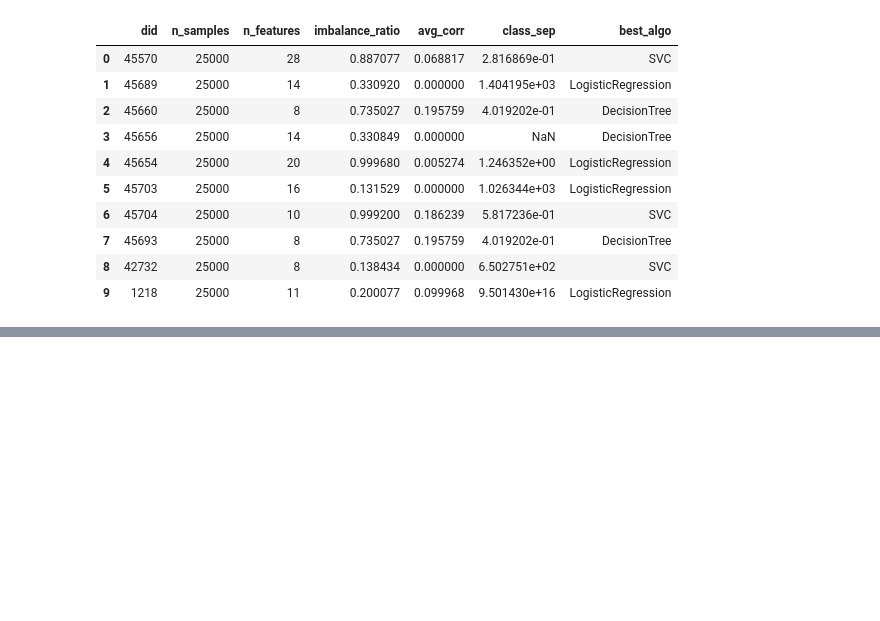
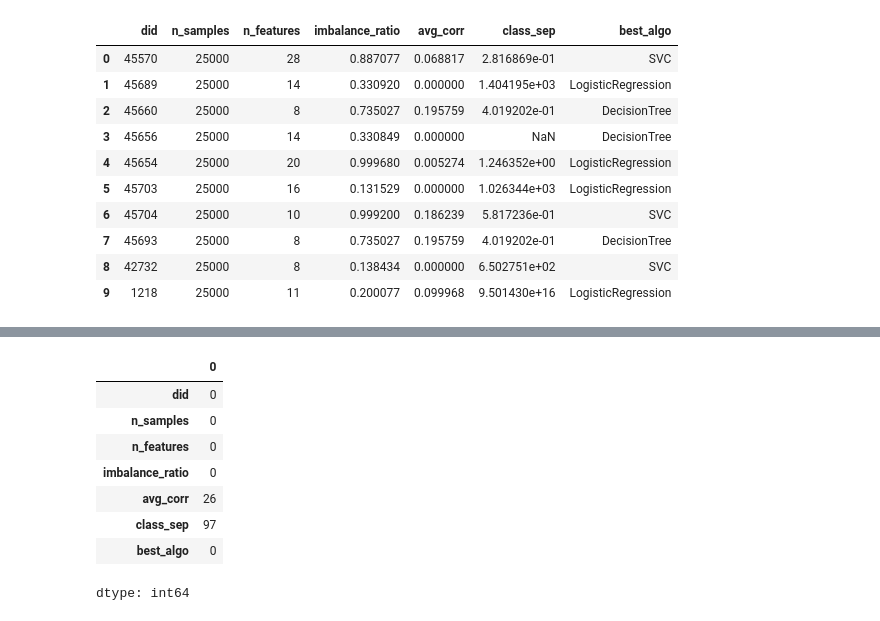
Before and after one commit to theHoodguy4587/ML-alogrithm-selector, a Jupyter notebook: ML_algorithm_Selector.ipynb, the cells around one changed output, grey strips where cells are left out. Cells and saved outputs as stored; diff of their text form; code cells hidden in the pictures; blank space fills up the shorter version.

```diff
--- a/ML_algorithm_Selector.ipynb
+++ b/ML_algorithm_Selector.ipynb
@@ -27,0 +57,12 @@ df.head(10)
+# %%
+df.isnull().sum()
+# %% [output]
+|  | 0 |
+| did | 0 |
+| n_samples | 0 |
+| n_features | 0 |
+| imbalance_ratio | 0 |
+| avg_corr | 26 |
+| class_sep | 97 |
+| best_algo | 0 |
+dtype: int64
```
Also changed, not shown: parts of 15 cells of this notebook.
